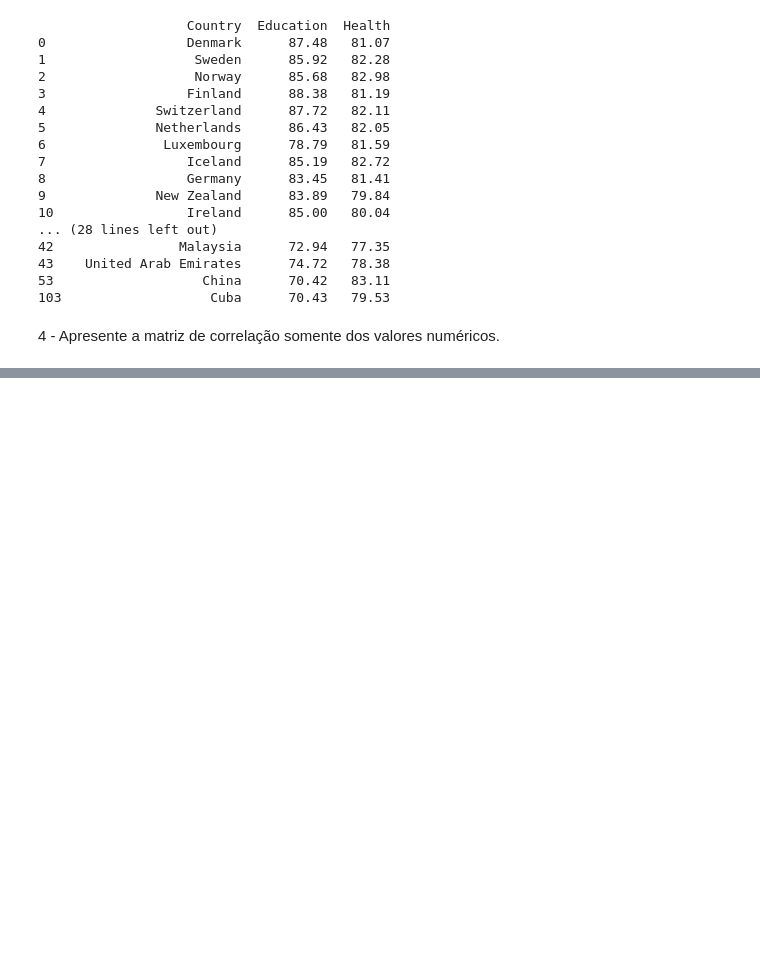
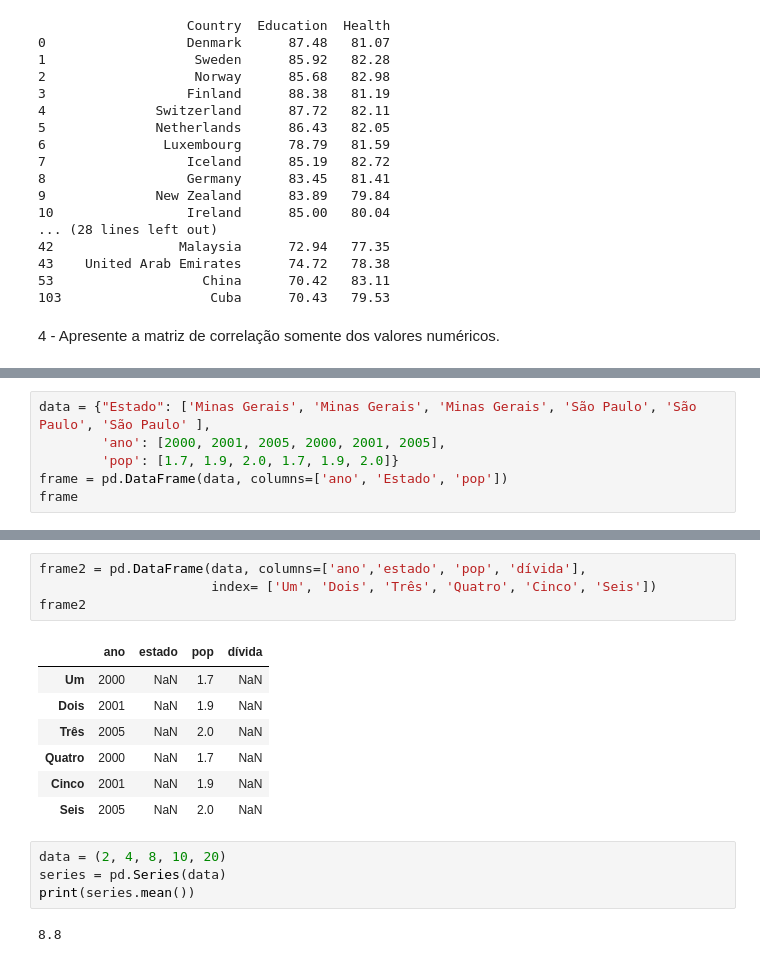
Before and after one commit to Vinicin735x/Lab_Prog-II, a Jupyter notebook: Introduo_ao_Pandas.ipynb, the cells around one changed output, grey strips where cells are left out. Saved outputs shown, nothing was run; the diff lists cells and outputs as text; blank space fills up the shorter version.

```diff
--- a/Introduo_ao_Pandas.ipynb
+++ b/Introduo_ao_Pandas.ipynb
@@ -123,0 +122,6 @@ df.corr()
+# %%
+data = {"Estado": ['Minas Gerais', 'Minas Gerais', 'Minas Gerais', 'São Paulo', 'São Paulo', 'São Paulo' ],
+        'ano': [2000, 2001, 2005, 2000, 2001, 2005],
+        'pop': [1.7, 1.9, 2.0, 1.7, 1.9, 2.0]}
+frame = pd.DataFrame(data, columns=['ano', 'Estado', 'pop'])
+frame
@@ -123,0 +136,18 @@ df.corr()
+# %%
+frame2 = pd.DataFrame(data, columns=['ano','estado', 'pop', 'dívida'],
+                      index= ['Um', 'Dois', 'Três', 'Quatro', 'Cinco', 'Seis'])
+frame2
+# %% [output]
+|  | ano | estado | pop | dívida |
+| Um | 2000 | NaN | 1.7 | NaN |
+| Dois | 2001 | NaN | 1.9 | NaN |
+| Três | 2005 | NaN | 2.0 | NaN |
+| Quatro | 2000 | NaN | 1.7 | NaN |
+| Cinco | 2001 | NaN | 1.9 | NaN |
+| Seis | 2005 | NaN | 2.0 | NaN |
+# %%
+data = (2, 4, 8, 10, 20)
+series = pd.Series(data)
+print(series.mean())
+# %% [output]
+8.8
```
Also changed, not shown: parts of 6 cells of this notebook.
